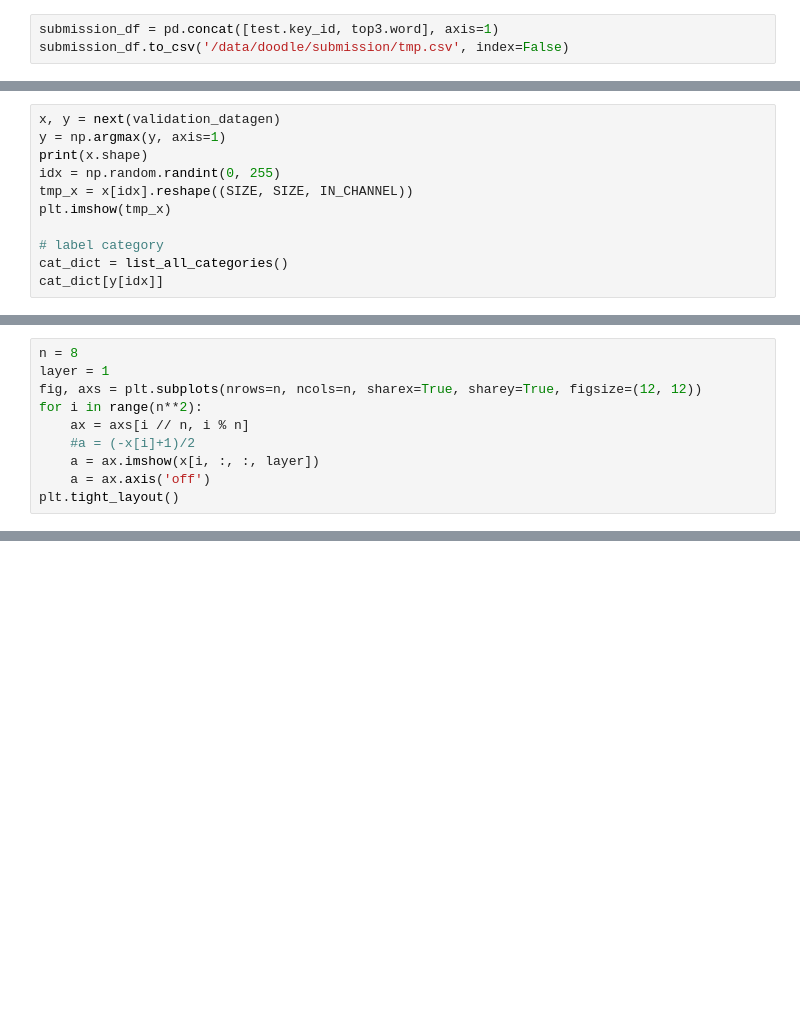
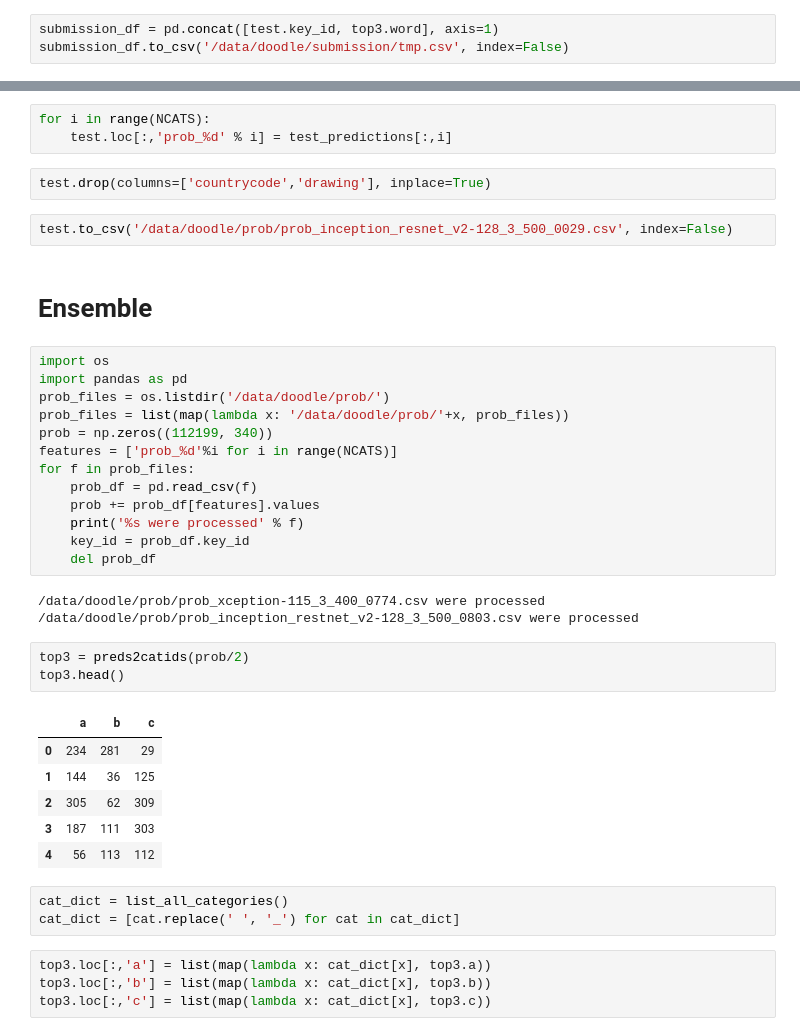
Before and after one commit to jinkilee/doodle, a Jupyter notebook: source/ipynb/train_classifier.ipynb, the cells around one changed output, grey strips where cells are left out. Cells and saved outputs as stored; diff of their text form; blank space fills up the shorter version.

```diff
--- a/source/ipynb/train_classifier.ipynb
+++ b/source/ipynb/train_classifier.ipynb
@@ -433,11 +346,0 @@ cat_dict[y[idx]]
-# %%
-x, y = next(validation_datagen)
-y = np.argmax(y, axis=1)
-print(x.shape)
-idx = np.random.randint(0, 255)
-tmp_x = x[idx].reshape((SIZE, SIZE, IN_CHANNEL))
-plt.imshow(tmp_x)
-
-# label category
-cat_dict = list_all_categories()
-cat_dict[y[idx]]
@@ -459,10 +346,0 @@ cat_dict[tmp_y[idx]]
-# %%
-n = 8
-layer = 1
-fig, axs = plt.subplots(nrows=n, ncols=n, sharex=True, sharey=True, figsize=(12, 12))
-for i in range(n**2):
-    ax = axs[i // n, i % n]
-    #a = (-x[i]+1)/2
-    a = ax.imshow(x[i, :, :, layer])
-    a = ax.axis('off')
-plt.tight_layout()
@@ -566,0 +347,42 @@ Epoch 21/70
+# %%
+for i in range(NCATS):
+    test.loc[:,'prob_%d' % i] = test_predictions[:,i]
+# %%
+test.drop(columns=['countrycode','drawing'], inplace=True)
+# %%
+test.to_csv('/data/doodle/prob/prob_inception_resnet_v2-128_3_500_0029.csv', index=False)
+# %% [markdown]
+# Ensemble
+# %%
+import os
+import pandas as pd
+prob_files = os.listdir('/data/doodle/prob/')
+prob_files = list(map(lambda x: '/data/doodle/prob/'+x, prob_files))
+prob = np.zeros((112199, 340))
+features = ['prob_%d'%i for i in range(NCATS)]
+for f in prob_files:
+    prob_df = pd.read_csv(f)
+    prob += prob_df[features].values
+    print('%s were processed' % f)
+    key_id = prob_df.key_id
+    del prob_df
+# %% [output]
+/data/doodle/prob/prob_xception-115_3_400_0774.csv were processed
+/data/doodle/prob/prob_inception_restnet_v2-128_3_500_0803.csv were processed
+# %%
+top3 = preds2catids(prob/2)
+top3.head()
+# %% [output]
+|  | a | b | c |
+| 0 | 234 | 281 | 29 |
+| 1 | 144 | 36 | 125 |
+| 2 | 305 | 62 | 309 |
+| 3 | 187 | 111 | 303 |
+| 4 | 56 | 113 | 112 |
+# %%
+cat_dict = list_all_categories()
+cat_dict = [cat.replace(' ', '_') for cat in cat_dict]
+# %%
+top3.loc[:,'a'] = list(map(lambda x: cat_dict[x], top3.a))
+top3.loc[:,'b'] = list(map(lambda x: cat_dict[x], top3.b))
+top3.loc[:,'c'] = list(map(lambda x: cat_dict[x], top3.c))
```
Also changed, not shown: parts of 46 cells of this notebook.
